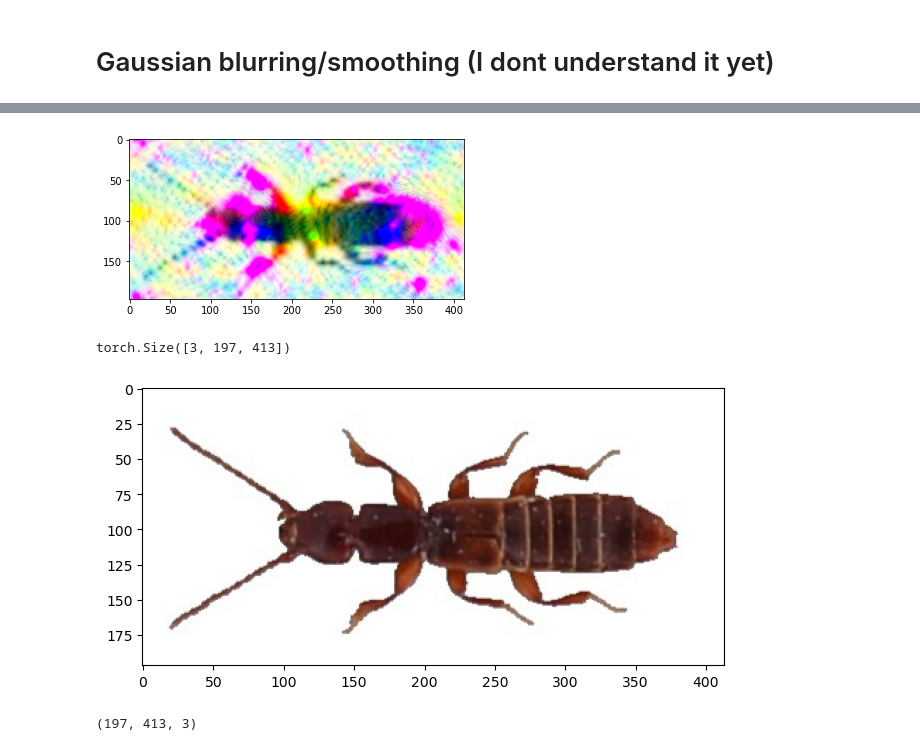
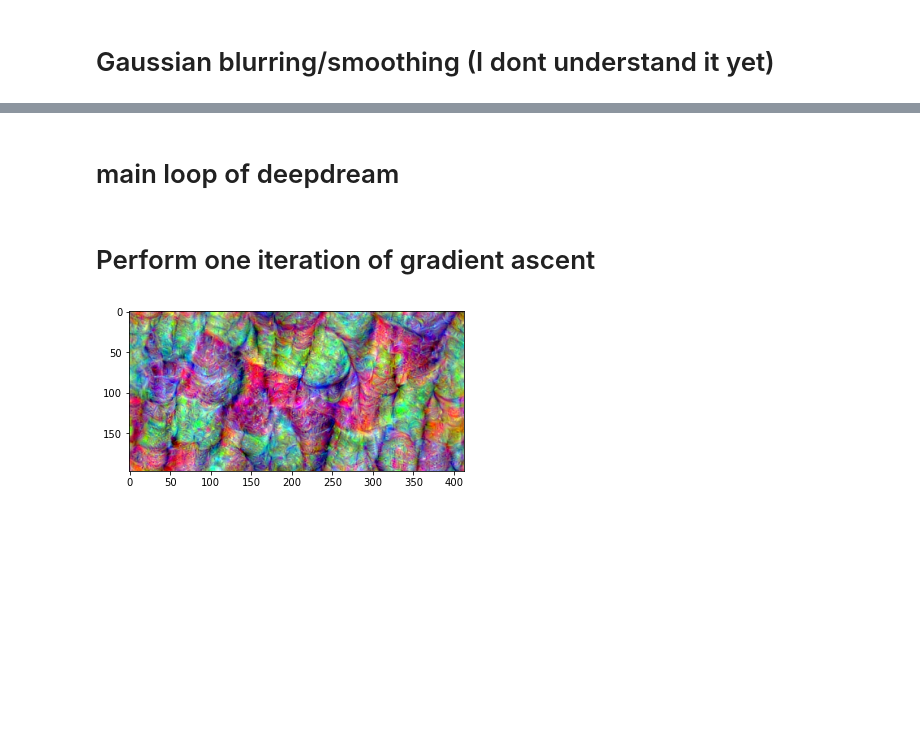
Before and after one commit to JackismyShephard/eternal-bugshine, a Jupyter notebook: deepdream.ipynb, the cells around one changed output, grey strips where cells are left out. Saved outputs shown, nothing was run; the diff lists cells and outputs as text; code cells hidden in the pictures; blank space fills up the shorter version.

Commit message:
update deepdream implementation to (seemingly) work

```diff
--- a/deepdream.ipynb
+++ b/deepdream.ipynb
@@ -445,7 +497,7 @@ def output_adapter(tensor):
 def scale_level(tensor, start_size, level, ratio=1.8,
                     levels=4, device = device):
     exponent = level - levels + 1
-    w, h = np.int32(np.float32(start_size) * (ratio ** exponent))
+    h,w = np.int32(np.float32(start_size) * (ratio ** exponent))
     # we resize tensors directly instead of PIL images.
     # The difference here is that resizing on PIL images does automatic antialiasing
     # Note that the cv.resize used elsewhere does not use antialiasing
@@ -921,9 +602,0 @@ class CascadeGaussianSmoothing(nn.Module):
-# %%
-config = {}
-config['smoothing_coefficient'] = 0.5
-config['layers_to_use'] = ['layer3_4']
-config['pyramid_size'] = 4
-config['pyramid_ratio'] = 1.8
-config['num_gradient_ascent_iterations'] = 10
-config['lr'] = 0.09
-config['spatial_shift_size'] = 32
@@ -937,0 +603,2 @@ print(dreamimg2.shape)
+# %% [markdown]
+# main loop of deepdream
@@ -937,0 +638,2 @@ print(dreamimg2.shape)
+# %% [markdown]
+# Perform one iteration of gradient ascent
@@ -938,14 +693,36 @@ print(dreamimg2.shape)
+# %%
+default_config = {
+    'ratio': 1.8,
+    'levels': 4,
+    'num_iters': 10,
+    'lr': 0.09,
+    'model_layers': ['fc'],
+    'shift' : True,
+    'shift_size' : 32,
+    'loss_type': 'norm',
+    'loss_red': 'mean',
+    'grad_norm': 'both',
+    'eps': 10e-8,
+    'clamp_type': 0,
+    'smooth': True,
+    'kernel_size': 9,
+    'smooth_coef': 0.5,
+    'idx' : 0,
+    'mean': mean,
+    'std': std,
+    'show': True,
+    'use_noise' : None,
+    'noise_shape': (224,448),
+    'device': device}
+# %%
+new_config = copy.deepcopy(default_config)
+new_config['num_iter'] = 50
+new_config['lr'] = 0.1
+new_config['idx'] = 10
+new_config['smooth_coef'] = 0
+new_config['use_noise'] = 'uniform'
+dream_tensors = deepdream(image, dreamnet, new_config)
+# %% [output]
+[figure, added]
 # %%
 imshow(dream_tensors[-1])
-print(dream_tensors[-1].shape)
-# %% [output]
-[figure, removed]
-torch.Size([3, 197, 413])
-# %%
-fig = plt.figure(figsize=(7.5, 5), dpi=100)
-plt.imshow(img)
-plt.show()
-print(img.shape)
-# %% [output]
-[figure, removed]
-(197, 413, 3)
```
Also changed, not shown: parts of 37 cells of this notebook, 2 other files.
